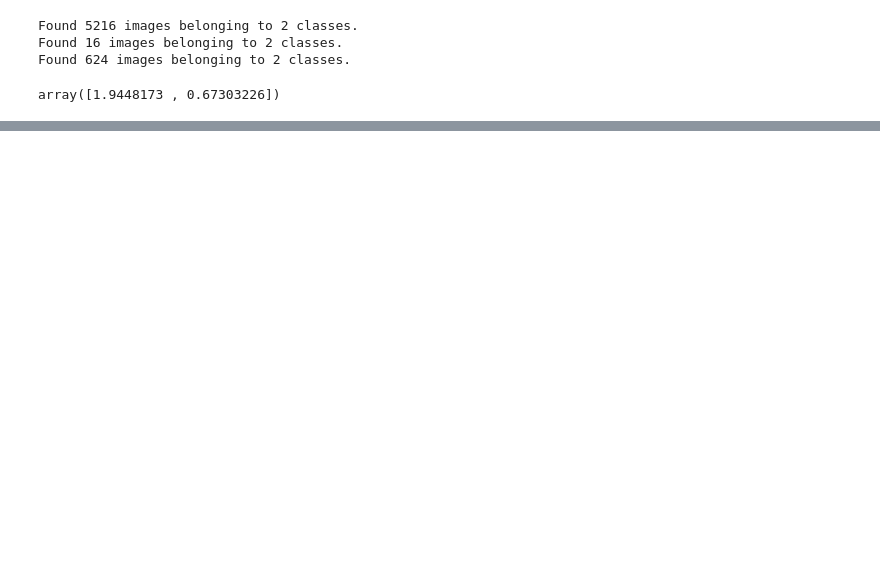
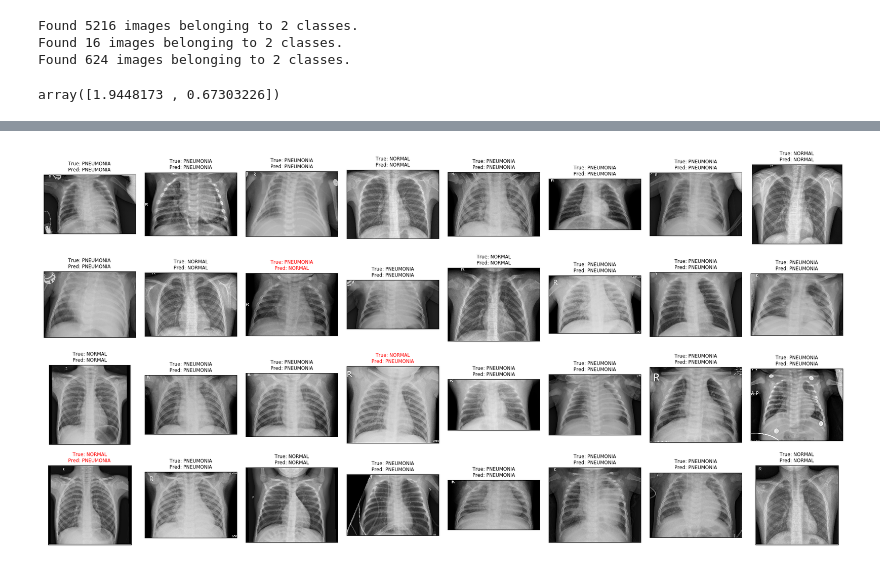
Before and after one commit to kenNicholaus/pneumonia_detection, a Jupyter notebook: pneumonia_detection_using_MobileNet_Transfer_Learning.ipynb, the cells around one changed output, grey strips where cells are left out. Cells and saved outputs as stored; diff of their text form; code cells hidden in the pictures; blank space fills up the shorter version.

```diff
--- a/pneumonia_detection_using_MobileNet_Transfer_Learning.ipynb
+++ b/pneumonia_detection_using_MobileNet_Transfer_Learning.ipynb
@@ -311,0 +377,32 @@ ROC_AUC_SCORE ;  74.5 %
+# %%
+def get_reset_plot_params(figsize=(15, 5), title="", xlabel ="", ylabel="", legends=[], title_fontsize = 18, label_fontsize = 14, image_file_name="", save = False, dpi=100, update_image=True):
+    plot_params = {}
+
+    plot_params["figsize"] = figsize
+
+    plot_params["title"] = title
+
+    plot_params["xlabel"] = xlabel
+    plot_params["ylabel"] = ylabel
+
+    plot_params["legends"] = legends
+
+    plot_params["title_fontsize"] = title_fontsize
+    plot_params["axes.titlesize"] = "small"
+    plot_params["label_fontsize"] = label_fontsize
+
+    plot_params["image_file_name"] = image_file_name
+    plot_params["save"] = save
+    plot_params["update_image"] = update_image
+
+    plot_params["subplot"] = None
+    return plot_params
+# %%
+dpi=100
+ncols = 8
+nrows = 4
+count = ncols*nrows
+subplot_params = get_reset_subplot_params(nrows, ncols, dpi)
+plot_params = get_reset_plot_params()
+class_map = {v: k for k, v in test_generator.class_indices.items()}
+image_file_name_batch = image_path+"/result/result"
@@ -311,0 +418,5 @@ ROC_AUC_SCORE ;  74.5 %
+# %%
+
+show_predictions(y_img_batch, y_true_batch, y_pred_batch, subplot_params, plot_params, class_map, test_path, image_file_name_batch, count=count, sample=True)
+# %% [output]
+[figure, added]
```
Also changed, not shown: parts of 14 cells of this notebook.
